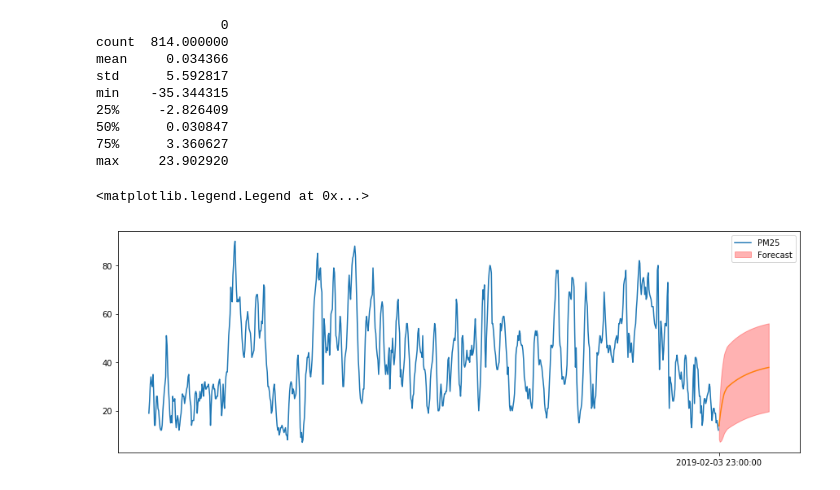
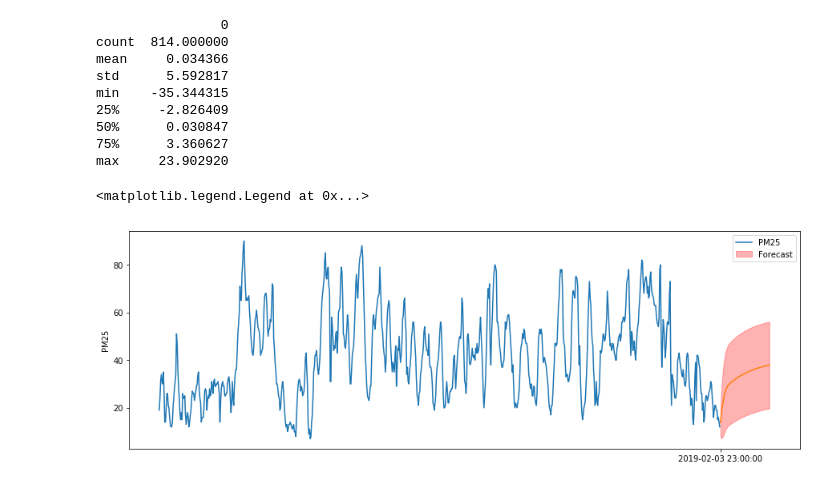
Before and after one commit to codeforthailand/datasource-air4thai, a Jupyter notebook: examples/tutorial.ipynb, the cells around one changed output. Drawn from its saved outputs; the diff is of its cells as text; code cells hidden in the pictures.

Commit message:
update figure

```diff
--- a/examples/tutorial.ipynb
+++ b/examples/tutorial.ipynb
@@ -171,18 +171,18 @@ y,  std, _ = model_fit.forecast(steps=3*24) # forecast for the next 3 days
 # %%
 
 total_data = len(df2)
 
 predicting_x = np.array(range(forecast_y.shape[0])) + total_data
 
 plt.figure(figsize=(15, 5))
 
 plt.plot(range(total_data), df2['PM25'])
 
 plt.xticks([total_data], [str(df2.index[-1])])
 plt.plot(predicting_x, y)
-
+plt.ylabel('PM25')
 plt.fill_between(predicting_x, y - std, y + std, color='r', alpha=0.3, label='Forecast')
 plt.legend()
 # %% [output]
 <matplotlib.legend.Legend at 0x...>
-[figure, old version]
+[figure, new version]
```
Also changed, not shown: 1 other file.
